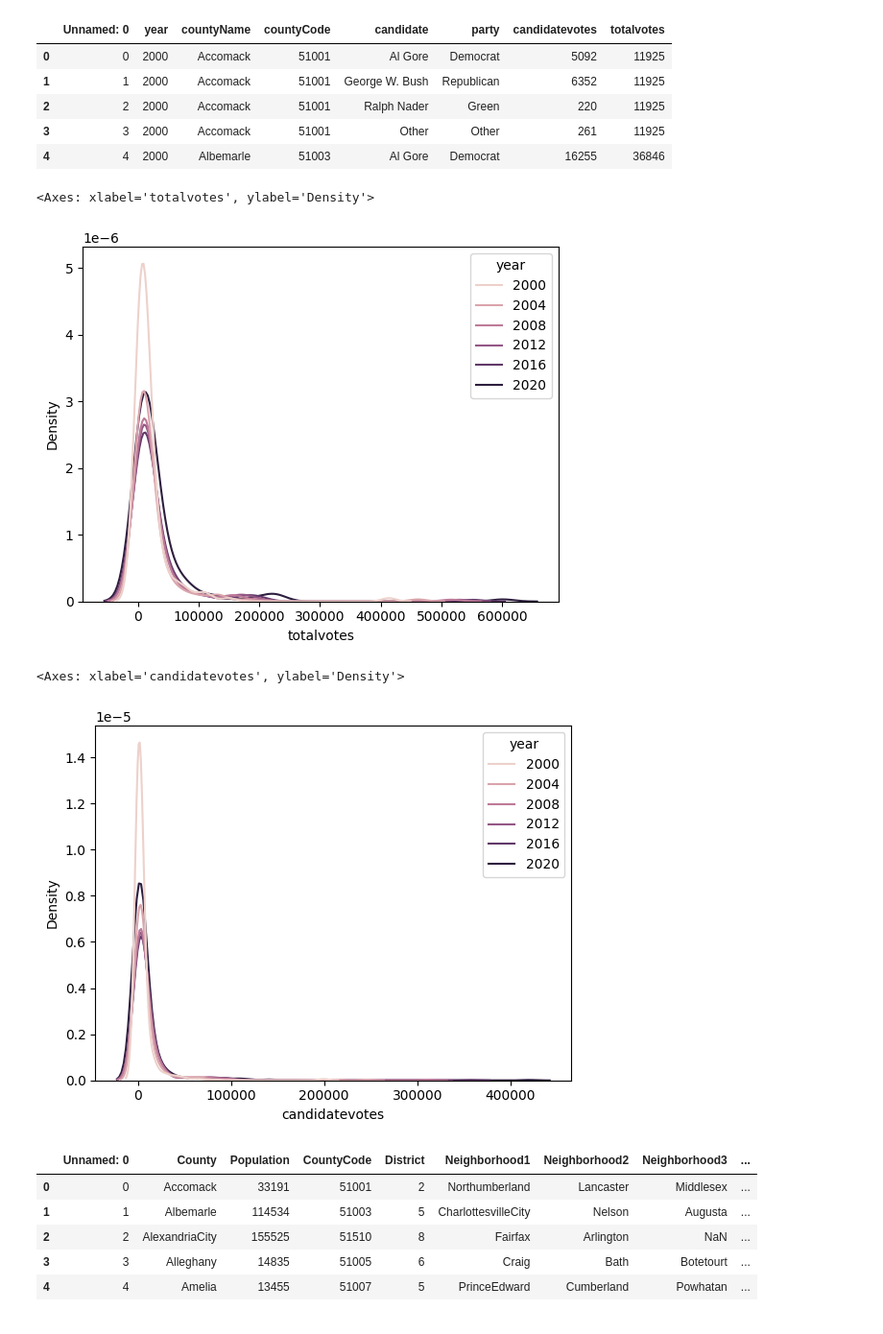
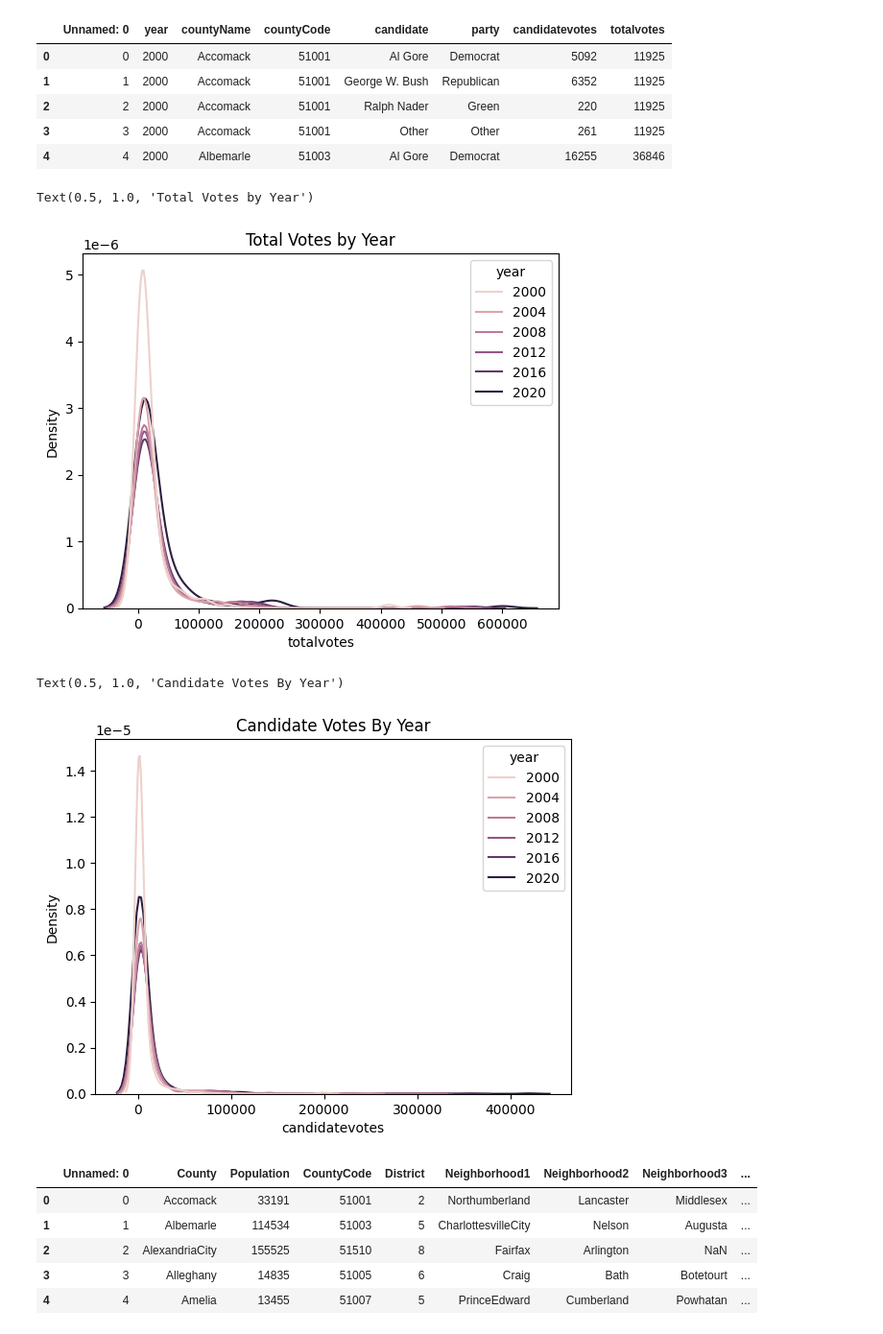
Before and after one commit to kelseymatsik/project_voting, a Jupyter notebook: Visuals: Density Plots.ipynb, the cells around one changed output. Shown at 96% size. Drawn from its saved outputs; the diff is of its cells as text; code cells hidden in the pictures.

```diff
--- a/Visuals: Density Plots.ipynb
+++ b/Visuals: Density Plots.ipynb
@@ -30,14 +23,16 @@ df.head()
 | 4 | 4 | 2000 | Albemarle | 51003 | Al Gore | Democrat | 16255 | 36846 |
 # %%
 sns.kdeplot(data = df, x = 'totalvotes', hue = 'year')
+plt.title('Total Votes by Year')
 # %% [output]
-<Axes: xlabel='totalvotes', ylabel='Density'>
+Text(0.5, 1.0, 'Total Votes by Year')
-[figure, old version]
+[figure, new version]
 # %%
 sns.kdeplot(data = df, x = 'candidatevotes', hue = 'year')
+plt.title('Candidate Votes By Year')
 # %% [output]
-<Axes: xlabel='candidatevotes', ylabel='Density'>
+Text(0.5, 1.0, 'Candidate Votes By Year')
-[figure, old version]
+[figure, new version]
 # %%
 #adjacencies
 cdf = pd.read_csv('/content/cleaned_county_adjacencies.csv')
```
Also changed, not shown: parts of 7 cells of this notebook.
